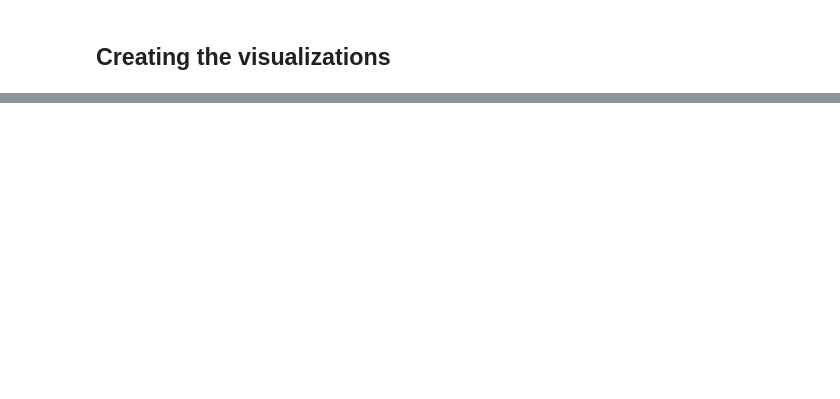
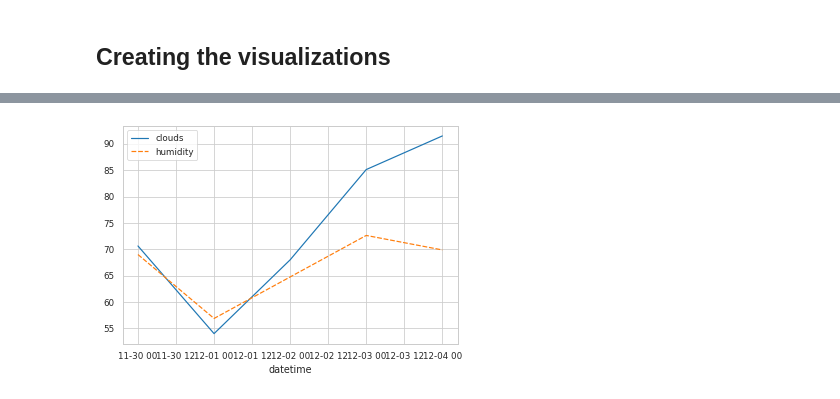
Before and after one commit to GabrielSGoncalves/papermill_medium, a Jupyter notebook: pyowm.ipynb, the cells around one changed output, grey strips where cells are left out. Saved outputs shown, nothing was run; the diff lists cells and outputs as text; code cells hidden in the pictures; blank space fills up the shorter version.

```diff
--- a/pyowm.ipynb
+++ b/pyowm.ipynb
@@ -99,3 +178,18 @@ df
+# %%
+import matplotlib.pyplot as plt
+import seaborn as sns
+import numpy as np
+import pandas as pd
+
+fig = plt.figure()
+ax1 = fig.add_subplot(111)
+ax1 = sns.lineplot(data=df_mean[['clouds', 'humidity']])
+#ax2 = ax1.twinx()
+#ax2 = sns.barplot(x=[1,2,3,4,5],  y="rain_vol",data=df_rain_per_day)
+#ax2.grid(False)
+plt.show()
+# %% [output]
+[figure, added]
 # %%
 #ax = sns.lineplot(x=df.index, y="temp",
 #                markers=True, dashes=False, data=df)
```
Also changed, not shown: parts of 20 cells of this notebook.
